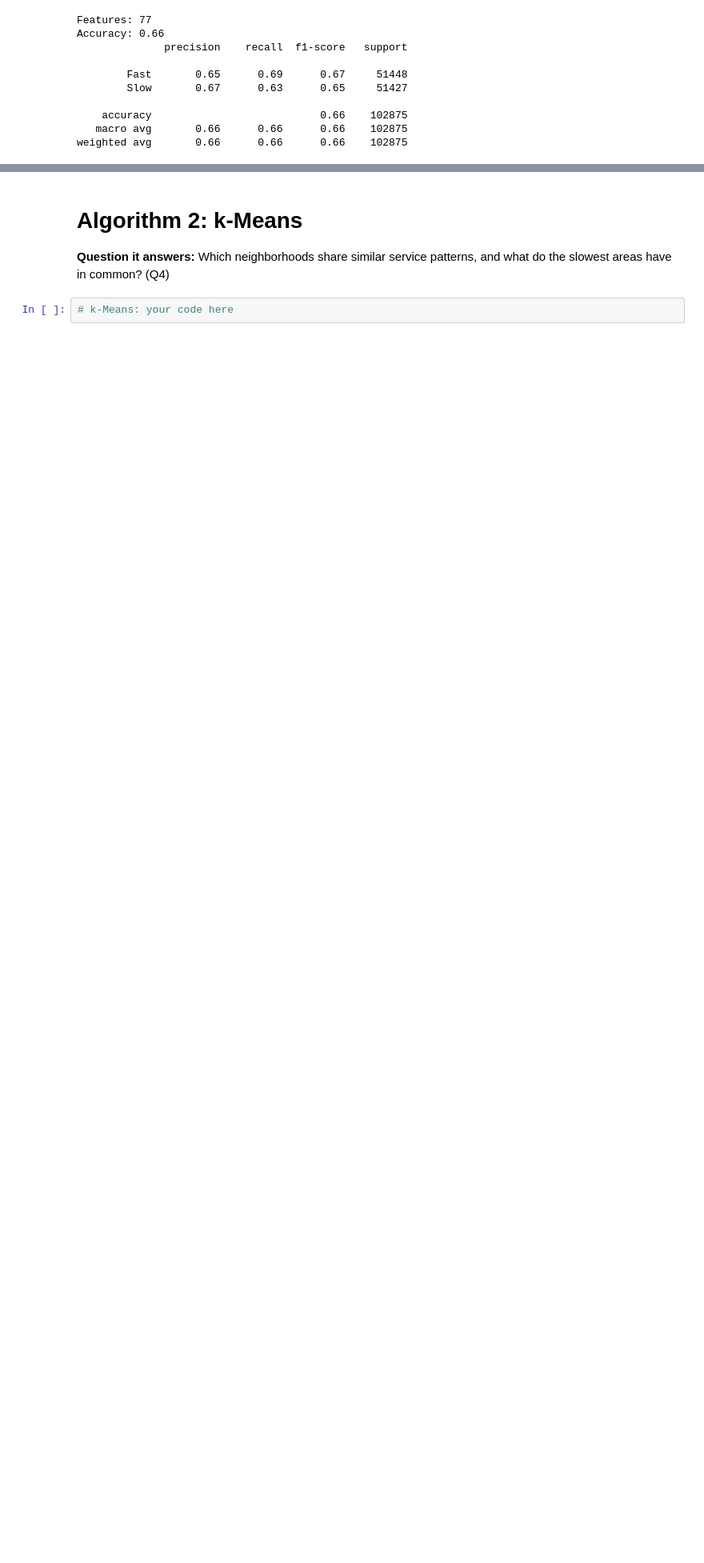
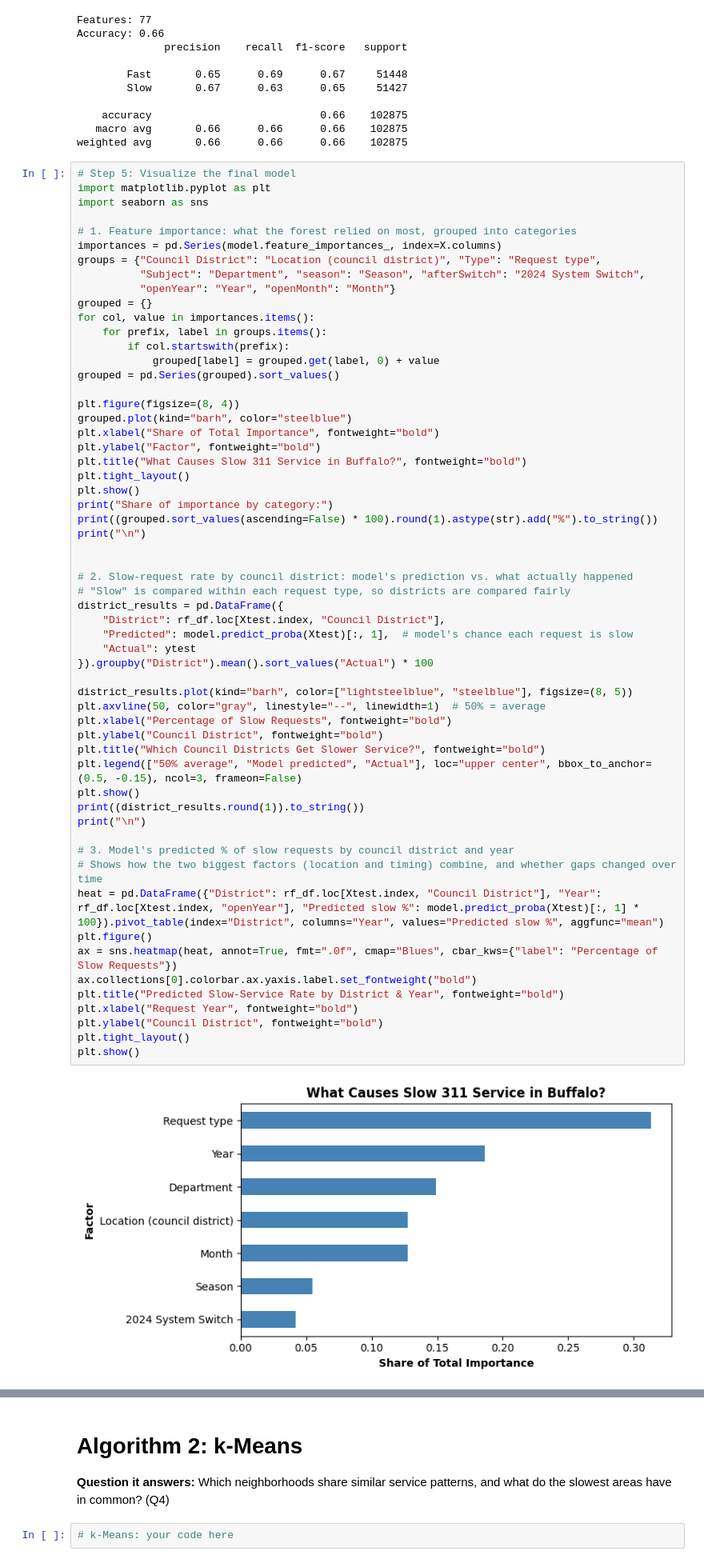
Before and after one commit to JoshuaCongHu/CTRL-Freaks, a Jupyter notebook: phase2/src/phase2_C.ipynb, the cells around one changed output, grey strips where cells are left out. Shown at 80% size. Cells and saved outputs as stored; diff of their text form; blank space fills up the shorter version.

Commit message:
Restored the Random Forest chart visualization

```diff
--- a/phase2/src/phase2_C.ipynb
+++ b/phase2/src/phase2_C.ipynb
@@ -886,3 +886,63 @@ Accuracy: 0.66
     accuracy                           0.66    102875
    macro avg       0.66      0.66      0.66    102875
 weighted avg       0.66      0.66      0.66    102875
+# %%
+# Step 5: Visualize the final model
+import matplotlib.pyplot as plt
+import seaborn as sns
+
+# 1. Feature importance: what the forest relied on most, grouped into categories
+importances = pd.Series(model.feature_importances_, index=X.columns)
+groups = {"Council District": "Location (council district)", "Type": "Request type",
+          "Subject": "Department", "season": "Season", "afterSwitch": "2024 System Switch",
+          "openYear": "Year", "openMonth": "Month"}
+grouped = {}
+for col, value in importances.items():
+    for prefix, label in groups.items():
+        if col.startswith(prefix):
+            grouped[label] = grouped.get(label, 0) + value
+grouped = pd.Series(grouped).sort_values()
+
+plt.figure(figsize=(8, 4))
+grouped.plot(kind="barh", color="steelblue")
+plt.xlabel("Share of Total Importance", fontweight="bold")
+plt.ylabel("Factor", fontweight="bold")
+plt.title("What Causes Slow 311 Service in Buffalo?", fontweight="bold")
+plt.tight_layout()
+plt.show()
+print("Share of importance by category:")
+print((grouped.sort_values(ascending=False) * 100).round(1).astype(str).add("%").to_string())
+print("\n")
+
+
+# 2. Slow-request rate by council district: model's prediction vs. what actually happened
+# "Slow" is compared within each request type, so districts are compared fairly
+district_results = pd.DataFrame({
+    "District": rf_df.loc[Xtest.index, "Council District"],
+    "Predicted": model.predict_proba(Xtest)[:, 1],  # model's chance each request is slow
+    "Actual": ytest
+}).groupby("District").mean().sort_values("Actual") * 100
+
+district_results.plot(kind="barh", color=["lightsteelblue", "steelblue"], figsize=(8, 5))
+plt.axvline(50, color="gray", linestyle="--", linewidth=1)  # 50% = average
+plt.xlabel("Percentage of Slow Requests", fontweight="bold")
+plt.ylabel("Council District", fontweight="bold")
+plt.title("Which Council Districts Get Slower Service?", fontweight="bold")
+plt.legend(["50% average", "Model predicted", "Actual"], loc="upper center", bbox_to_anchor=(0.5, -0.15), ncol=3, frameon=False)
+plt.show()
+print((district_results.round(1)).to_string())
+print("\n")
+
+# 3. Model's predicted % of slow requests by council district and year
+# Shows how the two biggest factors (location and timing) combine, and whether gaps changed over time
+heat = pd.DataFrame({"District": rf_df.loc[Xtest.index, "Council District"], "Year": rf_df.loc[Xtest.index, "openYear"], "Predicted slow %": model.predict_proba(Xtest)[:, 1] * 100}).pivot_table(index="District", columns="Year", values="Predicted slow %", aggfunc="mean")
+plt.figure()
+ax = sns.heatmap(heat, annot=True, fmt=".0f", cmap="Blues", cbar_kws={"label": "Percentage of Slow Requests"})
+ax.collections[0].colorbar.ax.yaxis.label.set_fontweight("bold")
+plt.title("Predicted Slow-Service Rate by District & Year", fontweight="bold")
+plt.xlabel("Request Year", fontweight="bold")
+plt.ylabel("Council District", fontweight="bold")
+plt.tight_layout()
+plt.show()
+# %% [output]
+[figure, added]
```
Also changed, not shown: parts of 1 cell of this notebook.
